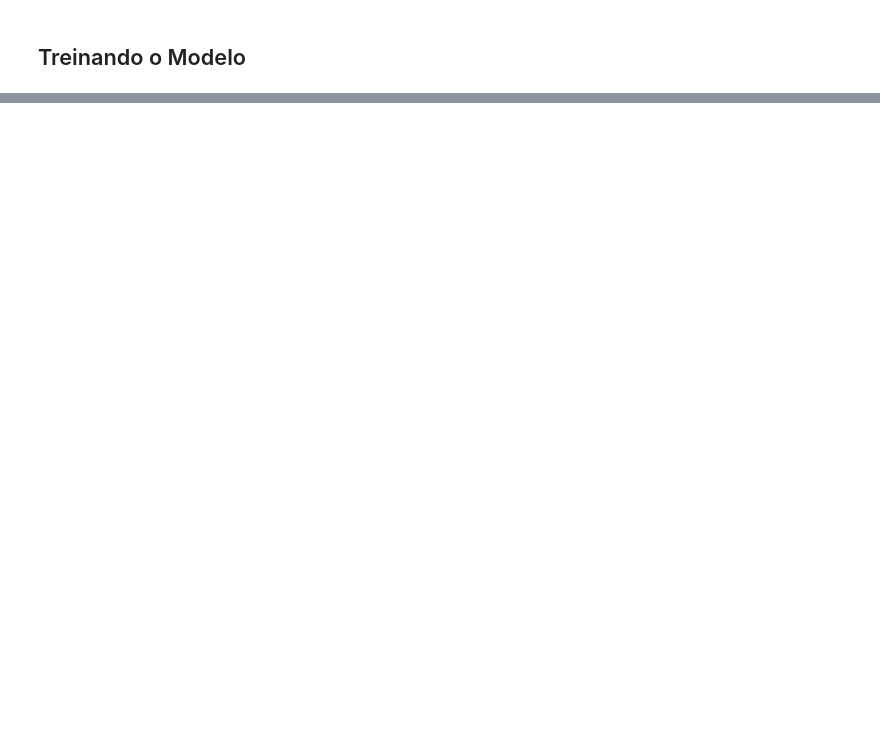
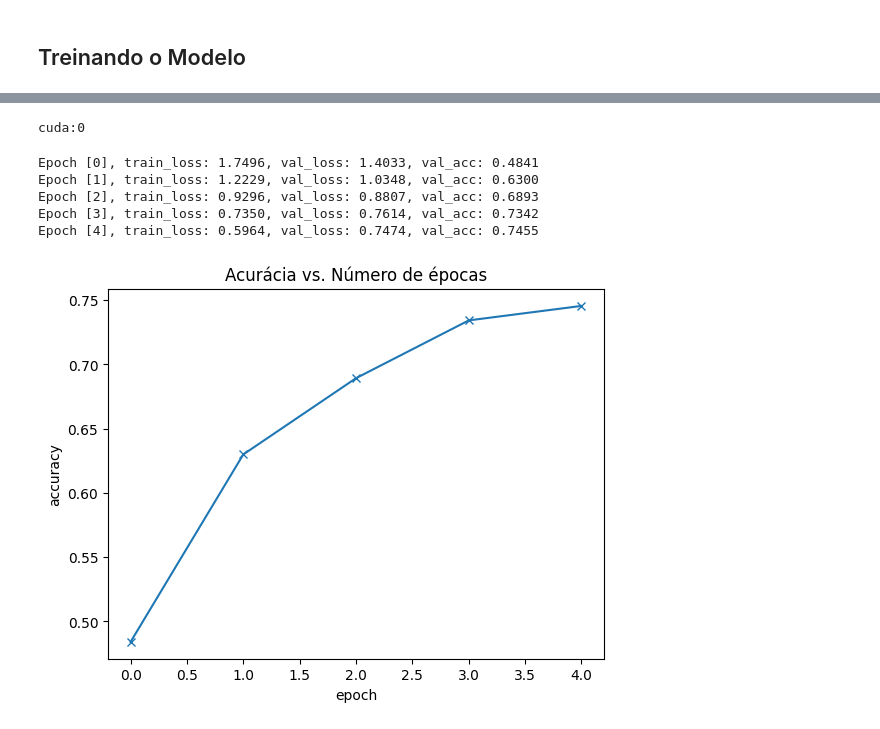
Before and after one commit to HGottschall/ZeroToGans, a Jupyter notebook: 05_Image_Classification_CNN.ipynb, the cells around one changed output, grey strips where cells are left out. Drawn from its saved outputs; the diff is of its cells as text; code cells hidden in the pictures; blank space fills up the shorter version.

```diff
--- a/05_Image_Classification_CNN.ipynb
+++ b/05_Image_Classification_CNN.ipynb
@@ -195,9 +190,8 @@ class ImageClassificationBase(nn.Module):
 
     def epoch_end(self, epoch, result):
         print(
-            "Epoch [{}], last_lr: {:.5f}, train_loss: {:.4f}, val_loss: {:.4f}, val_acc: {:.4f}".format(
+            "Epoch [{}], train_loss: {:.4f}, val_loss: {:.4f}, val_acc: {:.4f}".format(
                 epoch,
-                result["lrs"][-1],
                 result["train_loss"],
                 result["val_loss"],
                 result["val_acc"],
@@ -354,4 +342,27 @@ evaluate(model, val_dl)
 # %%
-NUM_EPOCHS = 10
+NUM_EPOCHS = 5
 LR = 0.001
 opt_func = torch.optim.Adam
+# %%
+print(next(model.parameters()).device)
+# %% [output]
+cuda:0
+# %%
+history = fit(NUM_EPOCHS, LR, model, train_dl, val_dl, opt_func)
+# %% [output]
+Epoch [0], train_loss: 1.7496, val_loss: 1.4033, val_acc: 0.4841
+Epoch [1], train_loss: 1.2229, val_loss: 1.0348, val_acc: 0.6300
+Epoch [2], train_loss: 0.9296, val_loss: 0.8807, val_acc: 0.6893
+Epoch [3], train_loss: 0.7350, val_loss: 0.7614, val_acc: 0.7342
+Epoch [4], train_loss: 0.5964, val_loss: 0.7474, val_acc: 0.7455
+# %%
+def plot_accuracies(history):
+    accuracies = [x["val_acc"] for x in history]
+    plt.plot(accuracies, "-x")
+    plt.xlabel("epoch")
+    plt.ylabel("accuracy")
+    plt.title("Acurácia vs. Número de épocas")
+# %%
+plot_accuracies(history)
+# %% [output]
+[figure, added]
```
Also changed, not shown: parts of 10 cells of this notebook.
